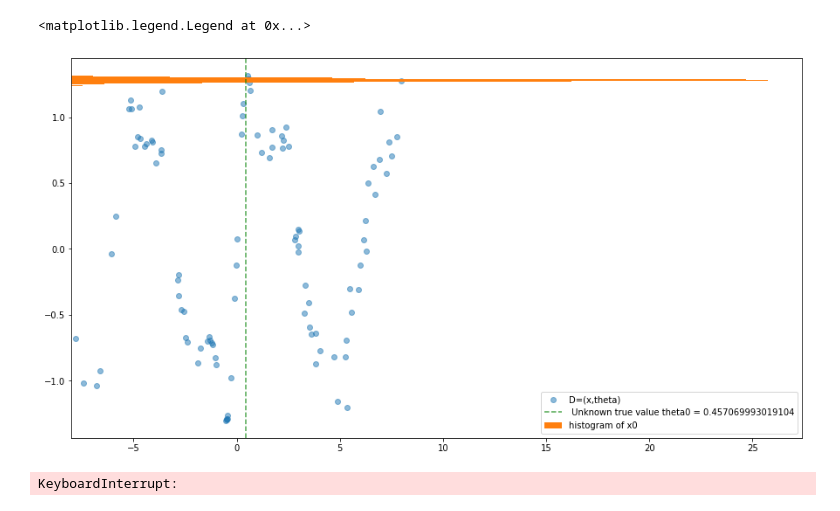
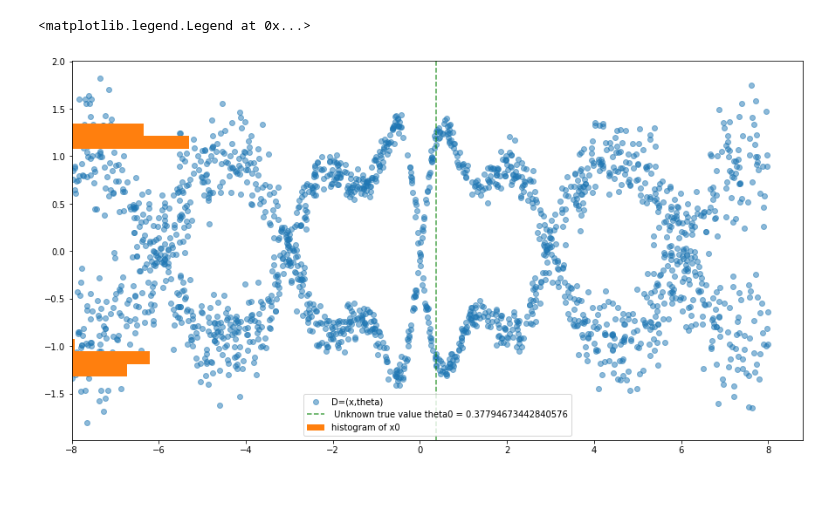
Before and after one commit to ElouanARGOUARCH/SBI, a Jupyter notebook: Joint sampling gibbs.ipynb, the cells around one changed output. Cells and saved outputs as stored; diff of their text form; code cells hidden in the pictures.

```diff
--- a/Joint sampling gibbs.ipynb
+++ b/Joint sampling gibbs.ipynb
@@ -13,10 +13,10 @@ from conditional_density_estimators import ConditionalDIFDensityEstimator
 from posterior_sampler import WLBSampler
 from utils import plot_2d_function, plot_likelihood_function
 # %%
-from targets.conditional_density_estimation_target import Wave
-target = Wave()
+from targets.conditional_density_estimation_target import DoubleWave
+target = DoubleWave()
 
-N_simulations = 100
+N_simulations = 2000
 D_theta = target.sample_prior(N_simulations)
 D_x = target.simulate(D_theta)
 
@@ -25,21 +25,15 @@ sigma_theta = torch.eye(1)
 theta_prior_distribution = torch.distributions.MultivariateNormal(mu_theta, sigma_theta)
 theta0 = theta_prior_distribution.sample()
 
-N_observations = 500
+N_observations = 100
 x0 = target.simulate(theta0.unsqueeze(0).repeat(N_observations,1))
 # %%
 plt.figure(figsize = (15,8))
 plt.set_xlim = (-8,8)
 plt.scatter(D_theta[:,0].numpy(), D_x.numpy(), alpha =.5, label = 'D=(x,theta)')
 plt.axvline(theta0.numpy(), color = 'green', alpha = .7, linestyle = '--', label=' Unknown true value theta0 = ' + str(theta0.item()))
-hist = plt.hist(x0.numpy(), orientation ='horizontal', bins = 20, density = True, bottom = -8, label = 'histogram of x0', color = 'C1')
+hist = plt.hist(x0.numpy(), orientation ='horizontal', bins = 40, density = True, bottom = -8, label = 'histogram of x0', color = 'C1')
 plt.legend()
 # %% [output]
 <matplotlib.legend.Legend at 0x...>
-[figure, old version]
+[figure, new version]
-# %%
-conditional_dif = ConditionalDIFDensityEstimator(D_x, D_theta, K = 2, hidden_dimensions=[32,32,32])
-conditional_dif.train(1000, bootstrap = False, lr = 5e-4)
-plot_likelihood_function(conditional_dif.log_density, x_min = torch.min(D_theta), x_max = torch.max(D_theta), y_min= torch.min(D_x), y_max = torch.max(D_x),delta_x = 500, levels = 20)
-# %% [output]
-KeyboardInterrupt:
```
Also changed, not shown: parts of 4 cells of this notebook, 9 other files.
